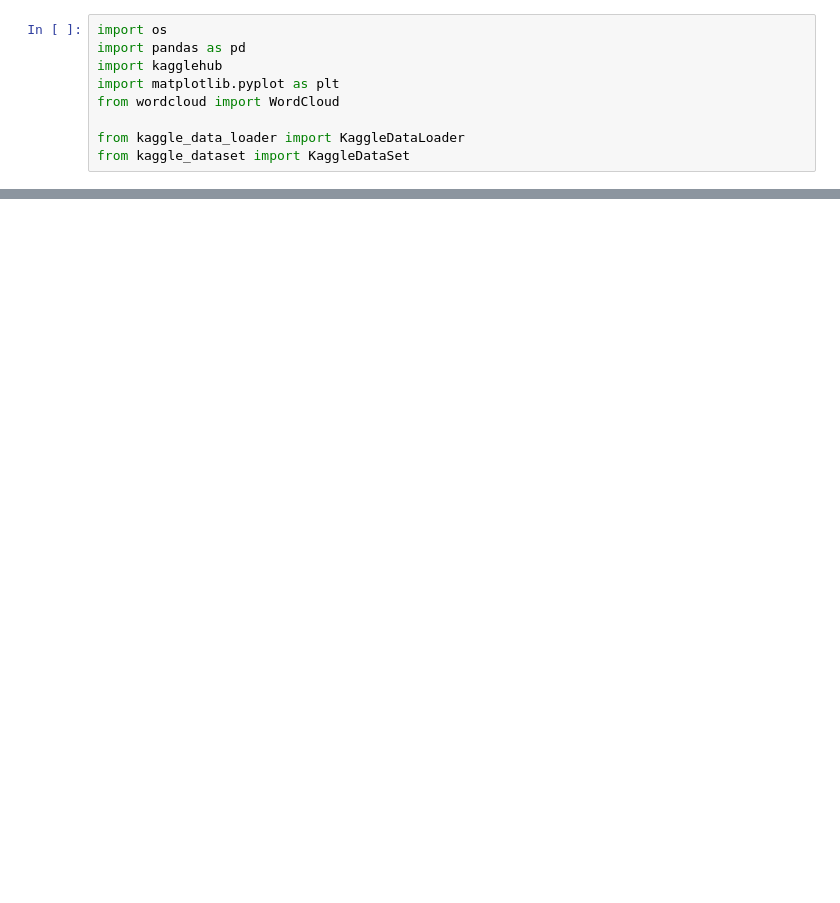
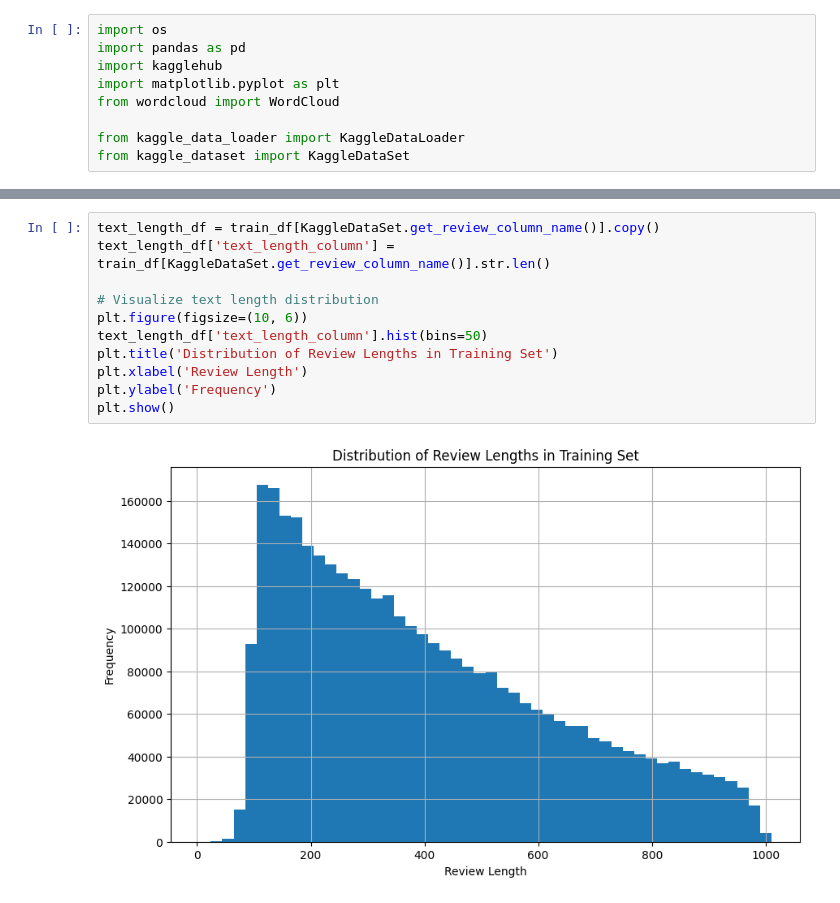
Before and after one commit to tmsprks/IE7500-GroupProject, a Jupyter notebook: SA-NLP.ipynb, the cells around one changed output, grey strips where cells are left out. Saved outputs shown, nothing was run; the diff lists cells and outputs as text; blank space fills up the shorter version.

```diff
--- a/SA-NLP.ipynb
+++ b/SA-NLP.ipynb
@@ -106,3 +101,16 @@ min          15.00
 75%         565.00
 max        1009.00
 Name: Review, dtype: object
+# %%
+text_length_df = train_df[KaggleDataSet.get_review_column_name()].copy()
+text_length_df['text_length_column'] = train_df[KaggleDataSet.get_review_column_name()].str.len()
+
+# Visualize text length distribution
+plt.figure(figsize=(10, 6))
+text_length_df['text_length_column'].hist(bins=50)
+plt.title('Distribution of Review Lengths in Training Set')
+plt.xlabel('Review Length')
+plt.ylabel('Frequency')
+plt.show()
+# %% [output]
+[figure, added]
```
Also changed, not shown: parts of 10 cells of this notebook.
